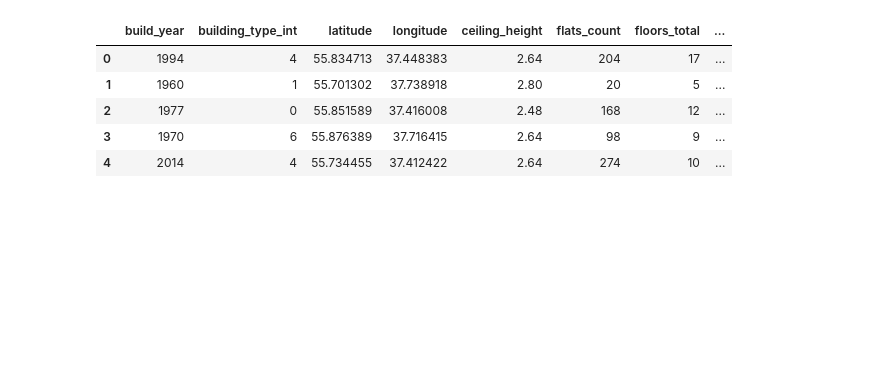
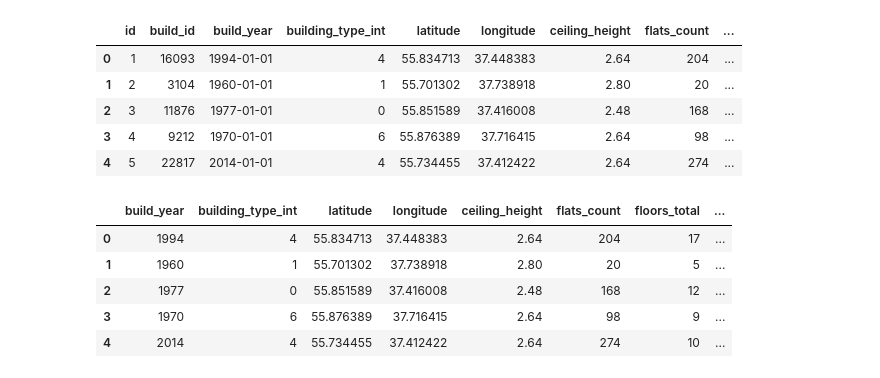
Before and after one commit to NikoMelnikov/mle-project-sprint-3-v001, a Jupyter notebook: services/notebook.ipynb, the cells around one changed output. Drawn from its saved outputs; the diff is of its cells as text; code cells hidden in the pictures; blank space fills up the shorter version.

```diff
--- a/services/notebook.ipynb
+++ b/services/notebook.ipynb
@@ -68,6 +68,15 @@ with open("columns.txt", "w", encoding="utf-8") as fio:
     fio.write(columns_text)
 
 df.to_csv("flat_cleaned_churn", index=False)
+# %%
+df.head()
+# %% [output]
+|  | id | build_id | build_year | building_type_int | latitude | longitude | ceiling_height | flats_count | ... |
+| 0 | 1 | 16093 | 1994-01-01 | 4 | 55.834713 | 37.448383 | 2.64 | 204 | ... |
+| 1 | 2 | 3104 | 1960-01-01 | 1 | 55.701302 | 37.738918 | 2.80 | 20 | ... |
+| 2 | 3 | 11876 | 1977-01-01 | 0 | 55.851589 | 37.416008 | 2.48 | 168 | ... |
+| 3 | 4 | 9212 | 1970-01-01 | 6 | 55.876389 | 37.716415 | 2.64 | 98 | ... |
+| 4 | 5 | 22817 | 2014-01-01 | 4 | 55.734455 | 37.412422 | 2.64 | 274 | ... |
 # %%
 #Функция для предобработки данных.
 
```
Also changed, not shown: parts of 7 cells of this notebook, 11 other files.
